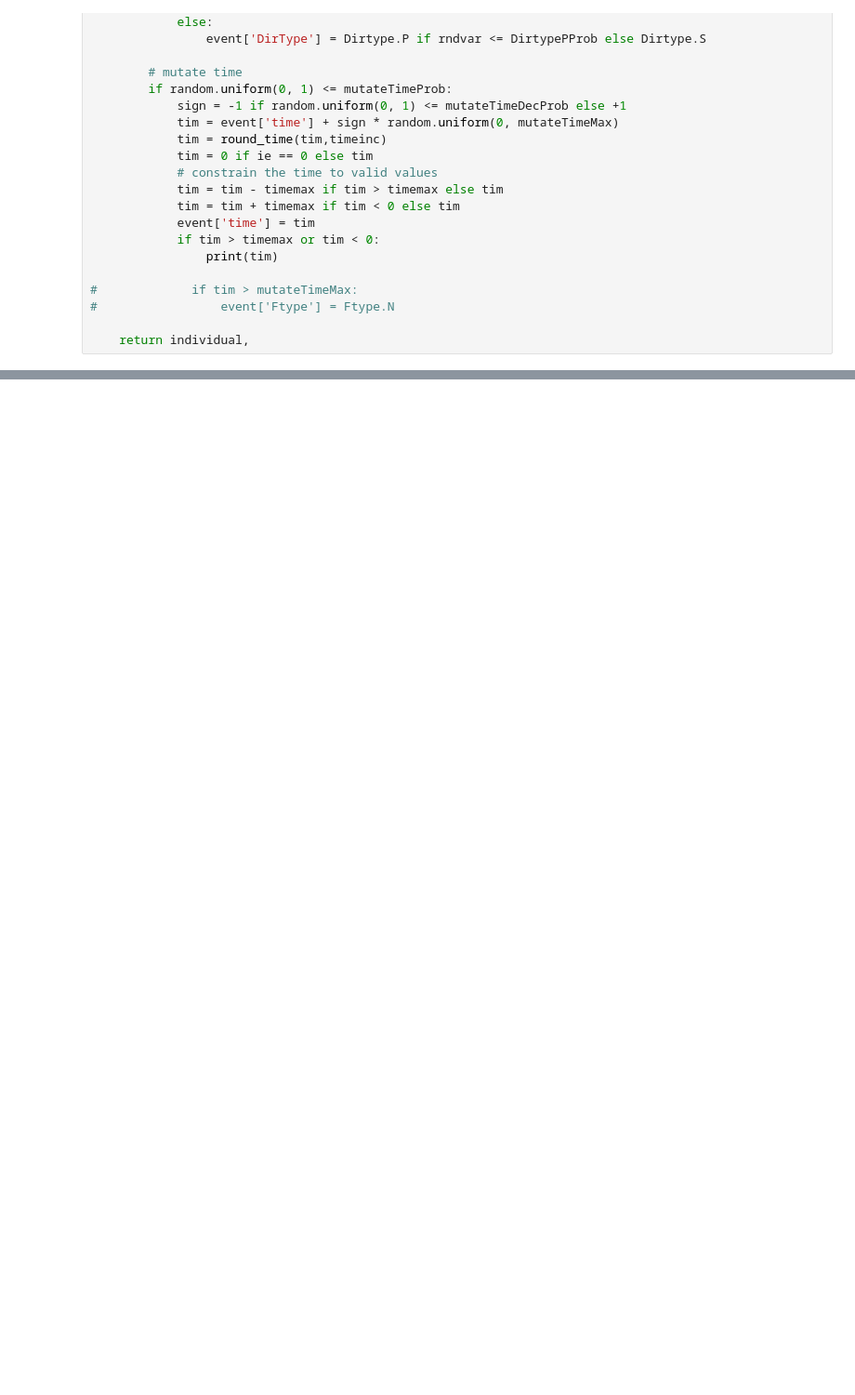
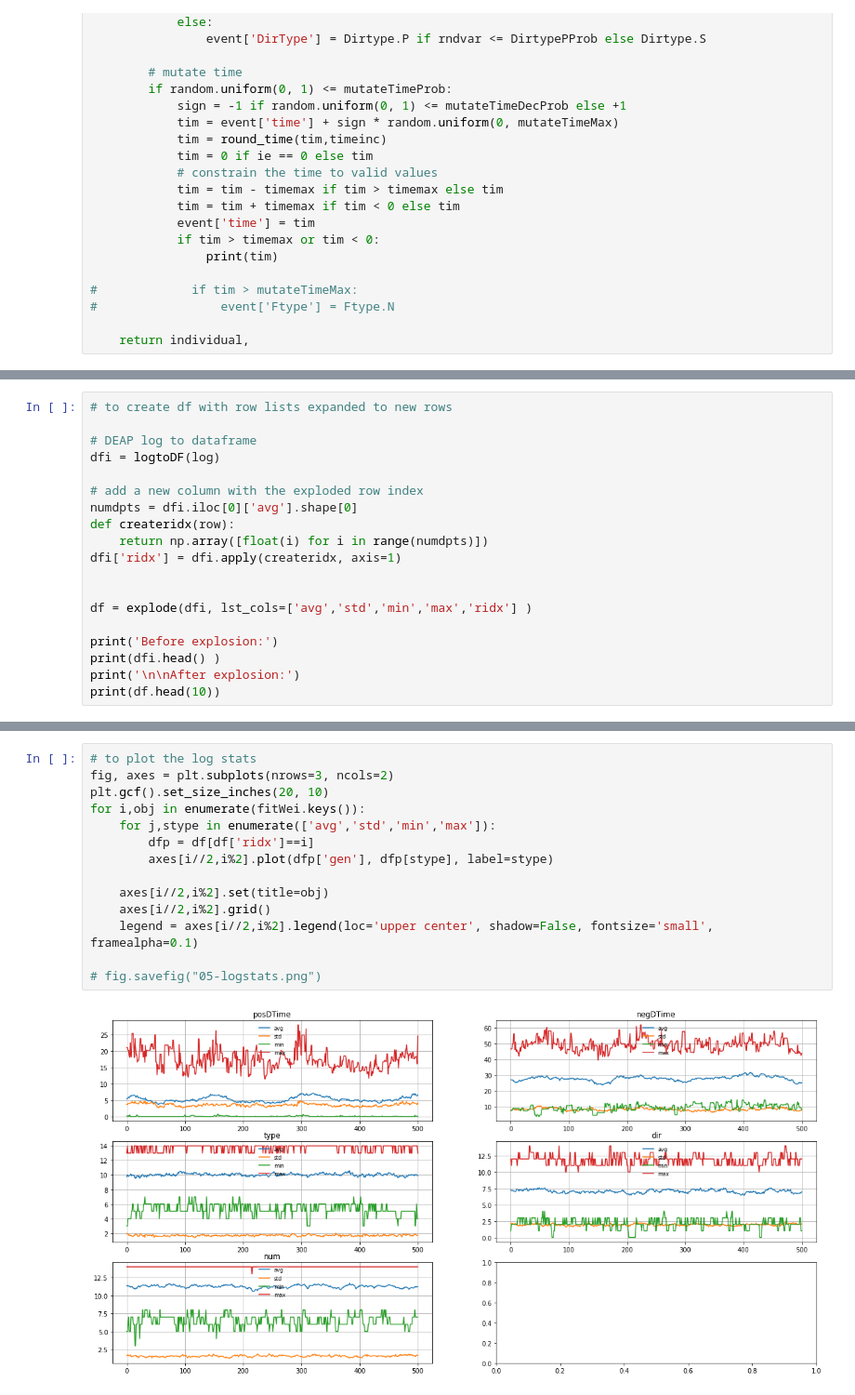
Before and after one commit to NelisW/NeuralNetworks-DeepLearning-Notes, a Jupyter notebook: GAGP/DEAP/code/05-SequenceOptimisation.ipynb, the cells around one changed output, grey strips where cells are left out. Shown: that part at 93% size. Cells and saved outputs as stored; diff of their text form; blank space fills up the shorter version.

```diff
--- a/GAGP/DEAP/code/05-SequenceOptimisation.ipynb
+++ b/GAGP/DEAP/code/05-SequenceOptimisation.ipynb
@@ -524,0 +589,19 @@ for i in range(hofSize):
+# %%
+# to create df with row lists expanded to new rows
+
+# DEAP log to dataframe
+dfi = logtoDF(log)
+
+# add a new column with the exploded row index
+numdpts = dfi.iloc[0]['avg'].shape[0]
+def createridx(row):
+    return np.array([float(i) for i in range(numdpts)])
+dfi['ridx'] = dfi.apply(createridx, axis=1)
+
+
+df = explode(dfi, lst_cols=['avg','std','min','max','ridx'] )
+
+print('Before explosion:')
+print(dfi.head() )
+print('\n\nAfter explosion:')
+print(df.head(10))
@@ -524,0 +626,16 @@ for i in range(hofSize):
+# %%
+# to plot the log stats
+fig, axes = plt.subplots(nrows=3, ncols=2)
+plt.gcf().set_size_inches(20, 10)
+for i,obj in enumerate(fitWei.keys()):
+    for j,stype in enumerate(['avg','std','min','max']):
+        dfp = df[df['ridx']==i]
+        axes[i//2,i%2].plot(dfp['gen'], dfp[stype], label=stype)
+
+    axes[i//2,i%2].set(title=obj)
+    axes[i//2,i%2].grid()
+    legend = axes[i//2,i%2].legend(loc='upper center', shadow=False, fontsize='small', framealpha=0.1)
+
+# fig.savefig("05-logstats.png")
+# %% [output]
+[figure, added]
```
Also changed, not shown: parts of 20 cells of this notebook, 4 other files.
